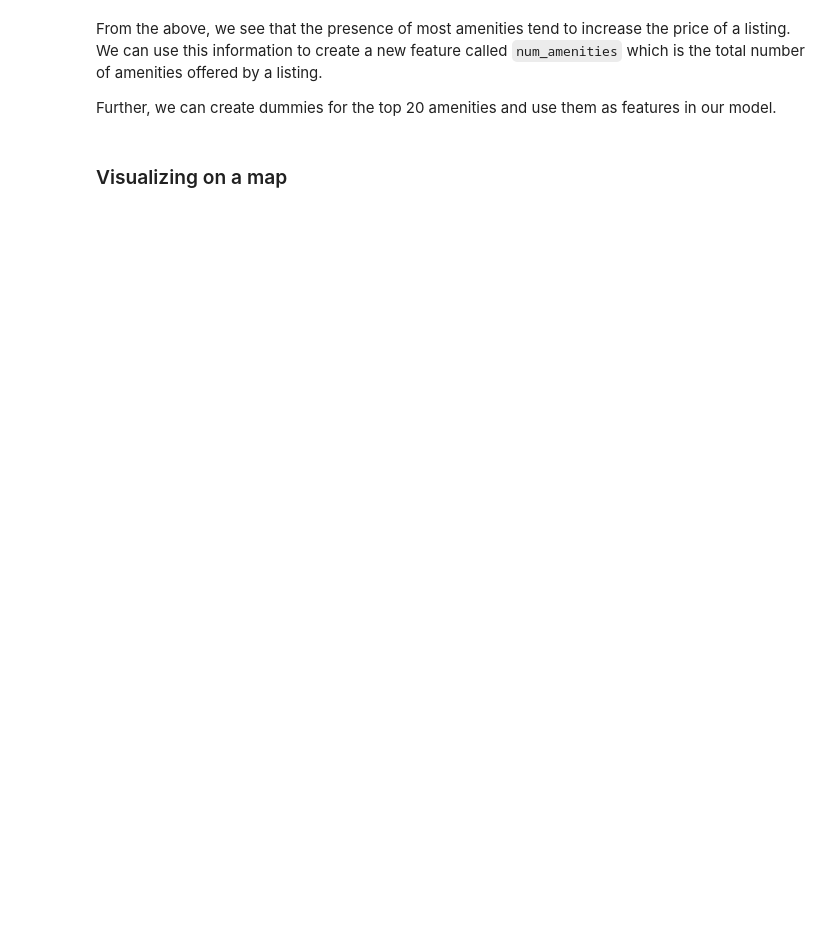
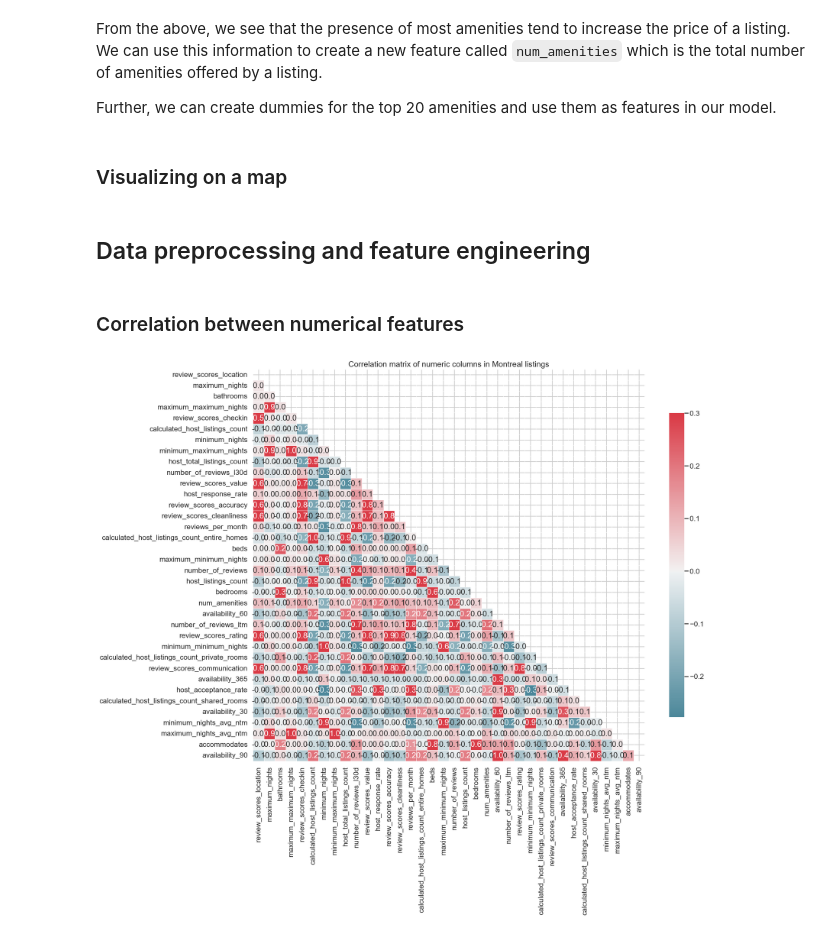
Before and after one commit to rohankumar586/AirBnb_price_predictor, a Jupyter notebook: code_Lakshya.ipynb, the cells around one changed output. Cells and saved outputs as stored; diff of their text form; code cells hidden in the pictures; blank space fills up the shorter version.

Commit message:
EDA + feature engineering

```diff
--- a/code_Lakshya.ipynb
+++ b/code_Lakshya.ipynb
@@ -623,0 +629,75 @@ map
+# %% [markdown]
+## Data preprocessing and feature engineering
+# %% [markdown]
+### Correlation between numerical features
+# %%
+numeric_columns = [
+    "accommodates",
+    "bathrooms",
+    "bedrooms",
+    "beds",
+    "minimum_nights",
+    "maximum_nights",
+    "availability_365",
+    "number_of_reviews",
+    "review_scores_rating",
+    "host_response_rate",
+    "host_listings_count",
+    "host_acceptance_rate",
+    "review_scores_accuracy",
+    "review_scores_cleanliness",
+    "review_scores_checkin",
+    "review_scores_communication",
+    "review_scores_location",
+    "review_scores_value",
+    "reviews_per_month",
+    "host_acceptance_rate",
+    "host_listings_count",
+    "host_total_listings_count",
+    "accommodates",
+    "bathrooms",
+    "minimum_nights",
+    "maximum_nights",
+    "minimum_minimum_nights",
+    "maximum_minimum_nights",
+    "minimum_maximum_nights",
+    "maximum_maximum_nights",
+    "minimum_nights_avg_ntm",
+    "maximum_nights_avg_ntm",
+    "availability_30",
+    "availability_60",
+    "availability_90",
+    "availability_365",
+    "number_of_reviews",
+    "number_of_reviews_ltm",
+    "number_of_reviews_l30d",
+    "calculated_host_listings_count",
+    "calculated_host_listings_count_entire_homes",
+    "calculated_host_listings_count_private_rooms",
+    "calculated_host_listings_count_shared_rooms",
+    "reviews_per_month",
+    "num_amenities",
+]
+
+# Merging the two lists to have all numeric columns uniquely
+numeric_columns = list(set(numeric_columns))
+
+plt.figure(figsize=(20, 25))
+corr = data_cleaned[numeric_columns].corr()
+sns.heatmap(
+    corr,
+    mask=np.triu(np.ones_like(corr, dtype=bool)),
+    cmap=sns.diverging_palette(220, 10, as_cmap=True, center="light"),
+    vmax=0.3,
+    center=0,
+    square=True,
+    annot=True,
+    fmt=".1f",
+    linewidths=0.5,
+    cbar_kws={"shrink": 0.5},
+)
+
+plt.title(f"Correlation matrix of numeric columns in {city.capitalize()} listings")
+plt.show()
+# %% [output]
+[figure, added]
```
Also changed, not shown: parts of 37 cells of this notebook, 1 other file.
